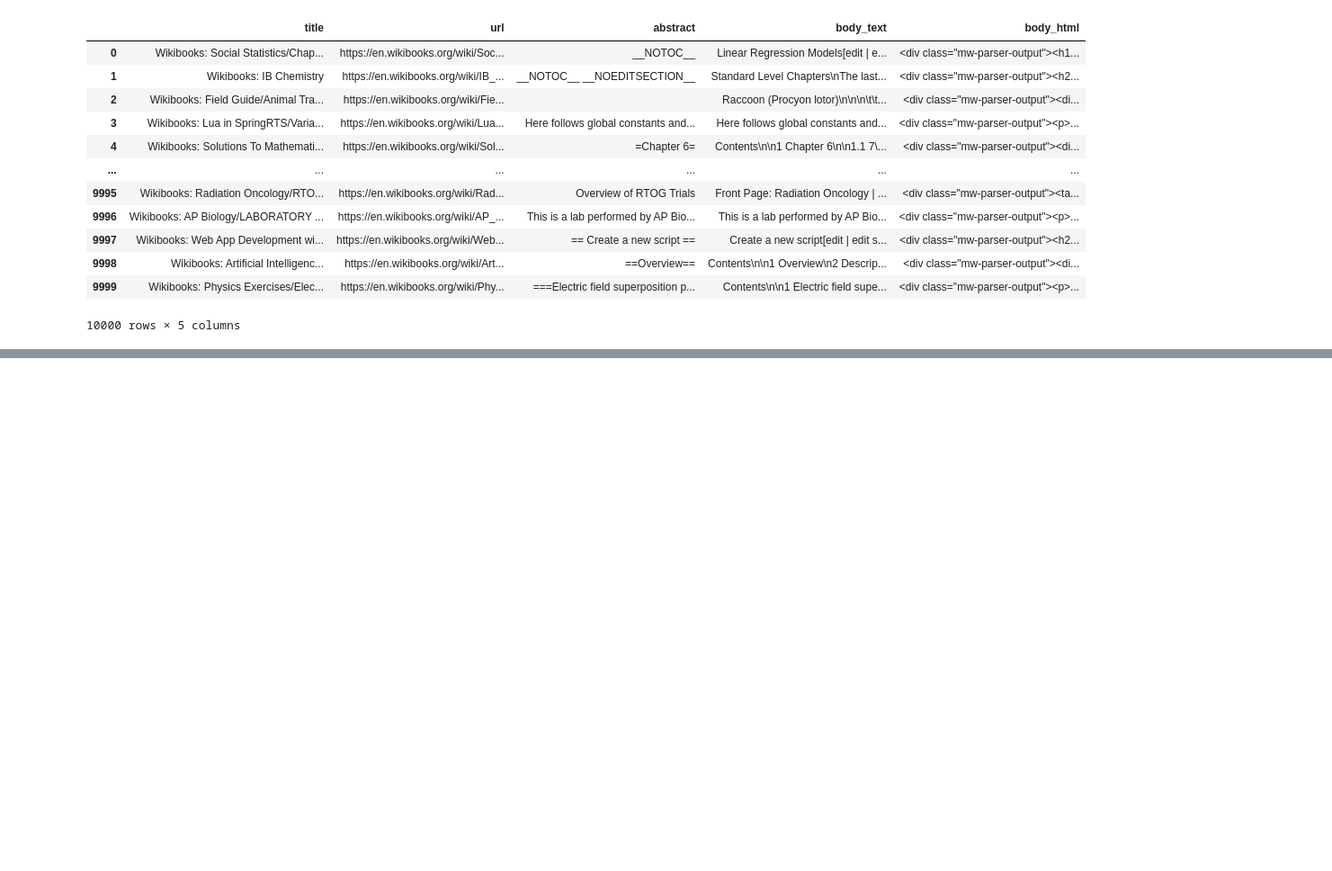
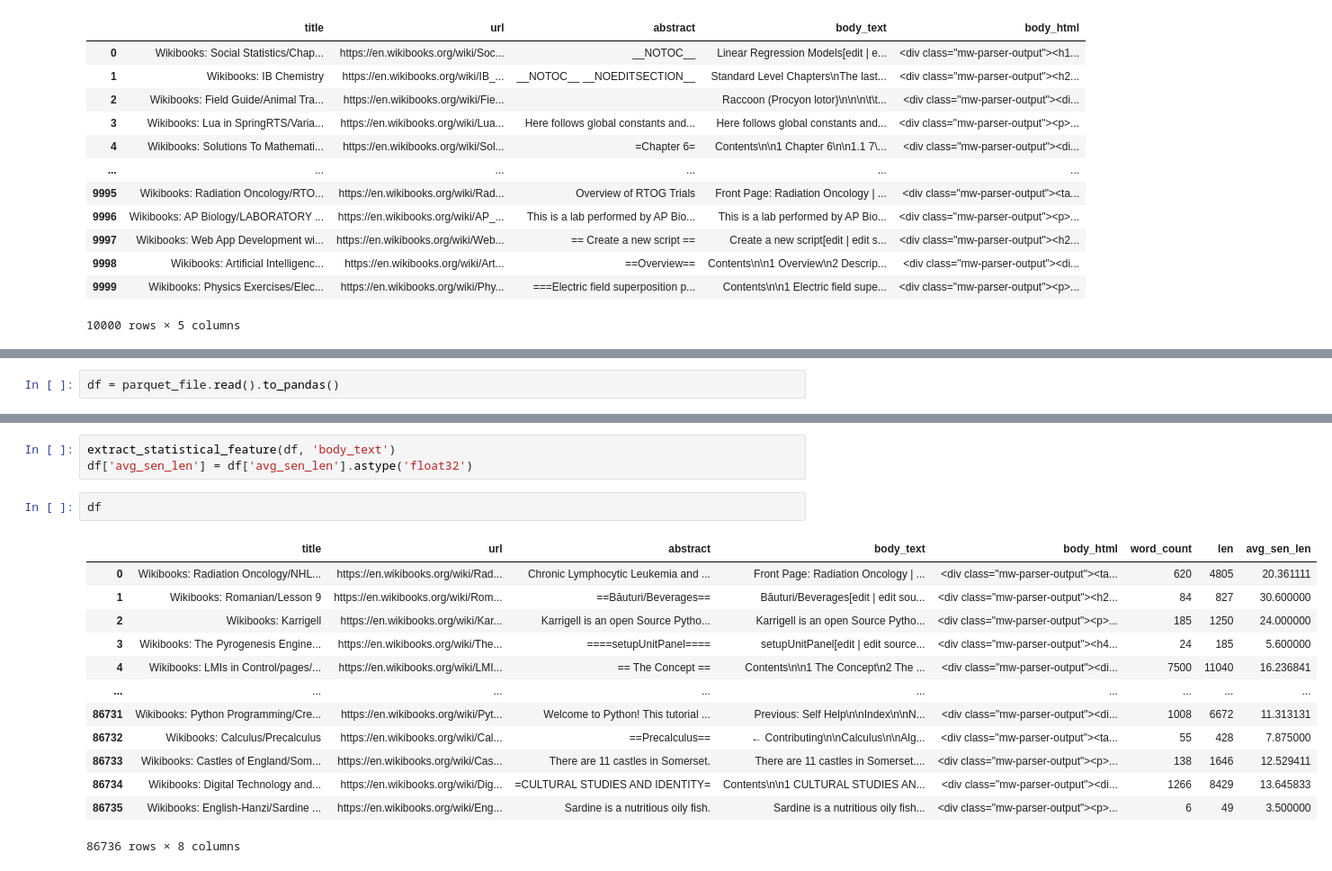
Before and after one commit to saucam/de-experiments, a Jupyter notebook: data/parquet/parquet.ipynb, the cells around one changed output, grey strips where cells are left out. Shown: that part at 90% size. Drawn from its saved outputs; the diff is of its cells as text; blank space fills up the shorter version.

```diff
--- a/data/parquet/parquet.ipynb
+++ b/data/parquet/parquet.ipynb
@@ -265,0 +279,2 @@ body_html: string
+# %%
+df = parquet_file.read().to_pandas()
@@ -265,0 +325,19 @@ body_html: string
+# %%
+extract_statistical_feature(df, 'body_text')
+df['avg_sen_len'] = df['avg_sen_len'].astype('float32')
+# %%
+df
+# %% [output]
+|  | title | url | abstract | body_text | body_html | word_count | len | avg_sen_len |
+| 0 | Wikibooks: Radiation Oncology/NHL... | https://en.wikibooks.org/wiki/Rad... | Chronic Lymphocytic Leukemia and ... | Front Page: Radiation Oncology | ... | <div class="mw-parser-output"><ta... | 620 | 4805 | 20.361111 |
+| 1 | Wikibooks: Romanian/Lesson 9 | https://en.wikibooks.org/wiki/Rom... | ==Băuturi/Beverages== | Băuturi/Beverages[edit | edit sou... | <div class="mw-parser-output"><h2... | 84 | 827 | 30.600000 |
+| 2 | Wikibooks: Karrigell | https://en.wikibooks.org/wiki/Kar... | Karrigell is an open Source Pytho... | Karrigell is an open Source Pytho... | <div class="mw-parser-output"><p>... | 185 | 1250 | 24.000000 |
+| 3 | Wikibooks: The Pyrogenesis Engine... | https://en.wikibooks.org/wiki/The... | ====setupUnitPanel==== | setupUnitPanel[edit | edit source... | <div class="mw-parser-output"><h4... | 24 | 185 | 5.600000 |
+| 4 | Wikibooks: LMIs in Control/pages/... | https://en.wikibooks.org/wiki/LMI... | == The Concept == | Contents\n\n1 The Concept\n2 The ... | <div class="mw-parser-output"><di... | 7500 | 11040 | 16.236841 |
+| ... | ... | ... | ... | ... | ... | ... | ... | ... |
+| 86731 | Wikibooks: Python Programming/Cre... | https://en.wikibooks.org/wiki/Pyt... | Welcome to Python! This tutorial ... | Previous: Self Help\n\nIndex\n\nN... | <div class="mw-parser-output"><di... | 1008 | 6672 | 11.313131 |
+| 86732 | Wikibooks: Calculus/Precalculus | https://en.wikibooks.org/wiki/Cal... | ==Precalculus== | ← Contributing\n\nCalculus\n\nAlg... | <div class="mw-parser-output"><ta... | 55 | 428 | 7.875000 |
+| 86733 | Wikibooks: Castles of England/Som... | https://en.wikibooks.org/wiki/Cas... | There are 11 castles in Somerset. | There are 11 castles in Somerset.... | <div class="mw-parser-output"><p>... | 138 | 1646 | 12.529411 |
+| 86734 | Wikibooks: Digital Technology and... | https://en.wikibooks.org/wiki/Dig... | =CULTURAL STUDIES AND IDENTITY= | Contents\n\n1 CULTURAL STUDIES AN... | <div class="mw-parser-output"><di... | 1266 | 8429 | 13.645833 |
+| 86735 | Wikibooks: English-Hanzi/Sardine ... | https://en.wikibooks.org/wiki/Eng... | Sardine is a nutritious oily fish. | Sardine is a nutritious oily fish... | <div class="mw-parser-output"><p>... | 6 | 49 | 3.500000 |
+86736 rows × 8 columns
```
Also changed, not shown: parts of 15 cells of this notebook, 1 other file.
